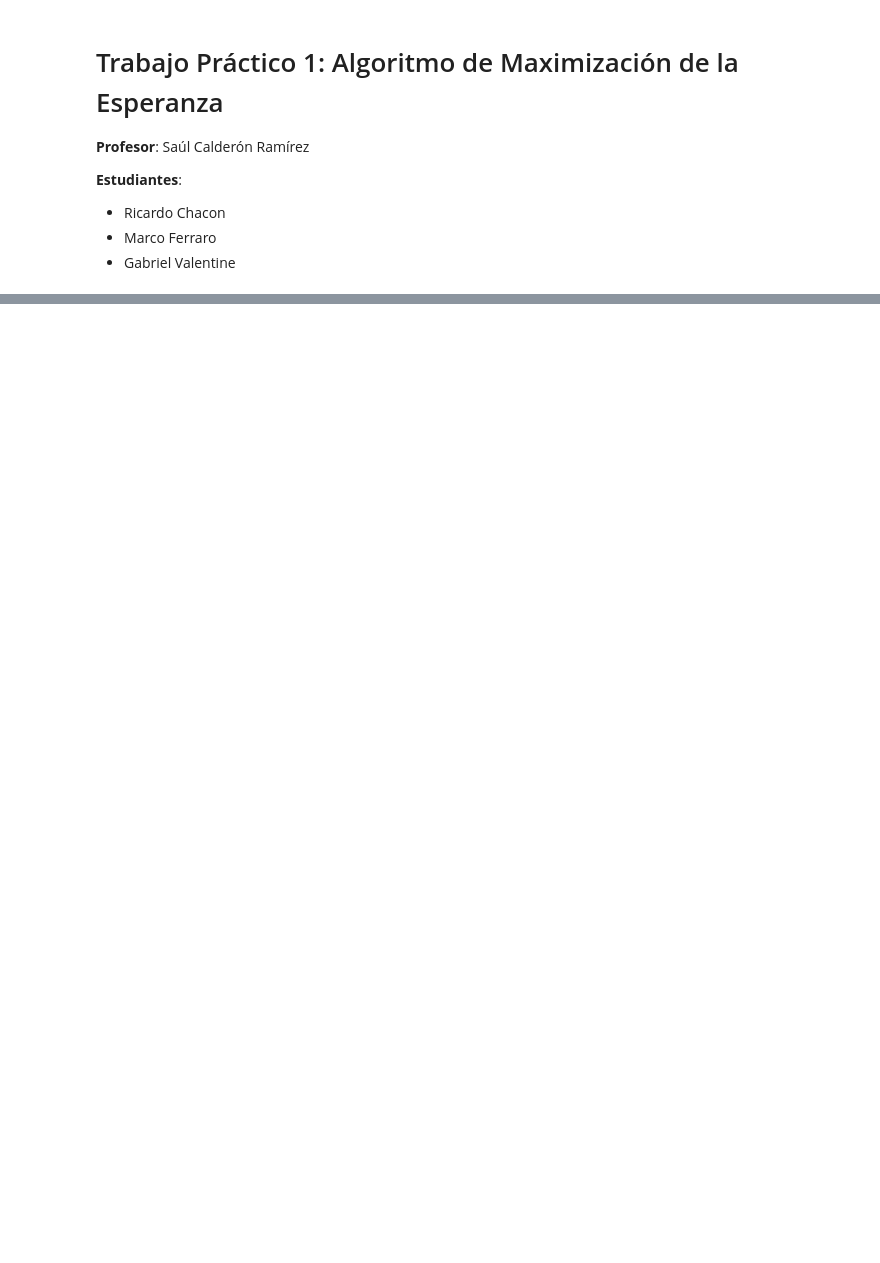
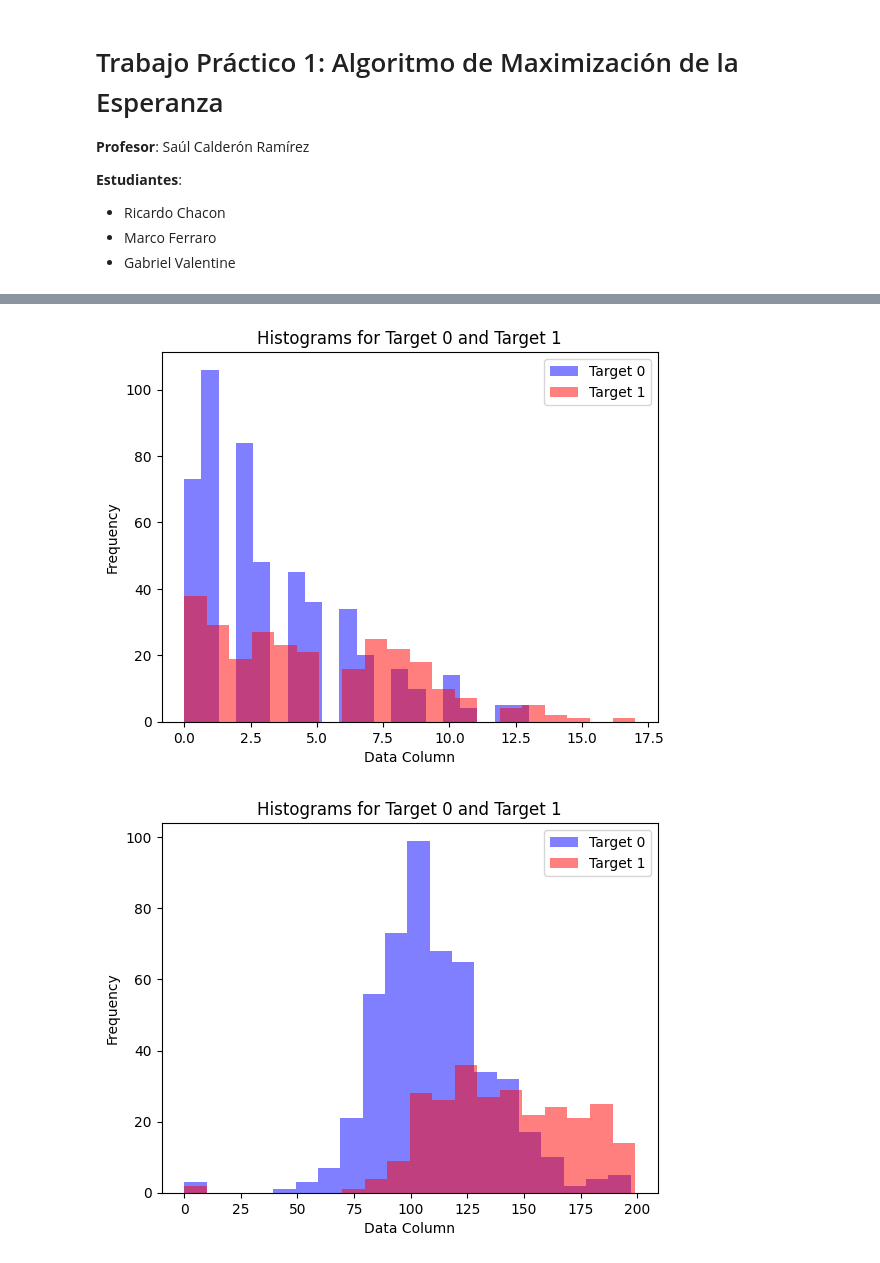
Before and after one commit to mantofer02/DataScienceBootcamp, a Jupyter notebook: FUNDATEC/Estadistica/Tareas/1/TP1_Gabriel_Marco_Ricardo.ipynb, the cells around one changed output, grey strips where cells are left out. Cells and saved outputs as stored; diff of their text form; code cells hidden in the pictures; blank space fills up the shorter version.

```diff
--- a/FUNDATEC/Estadistica/Tareas/1/TP1_Gabriel_Marco_Ricardo.ipynb
+++ b/FUNDATEC/Estadistica/Tareas/1/TP1_Gabriel_Marco_Ricardo.ipynb
@@ -17,3 +24,5 @@ df.head()
+# %%
+TARGET_COLUMN = 8
 # %%
 
 
@@ -72,0 +75,8 @@ graph_normal_curve(df, 1, 8)
+# %%
+for feature in range(8):
+
+    graph_histogram(df, feature, target_column=TARGET_COLUMN, column_tag=f"Feature {feature}")
+    print("\n")
+# %% [output]
+[figure, added]
+[figure, added]
```
Also changed, not shown: parts of 9 cells of this notebook.
